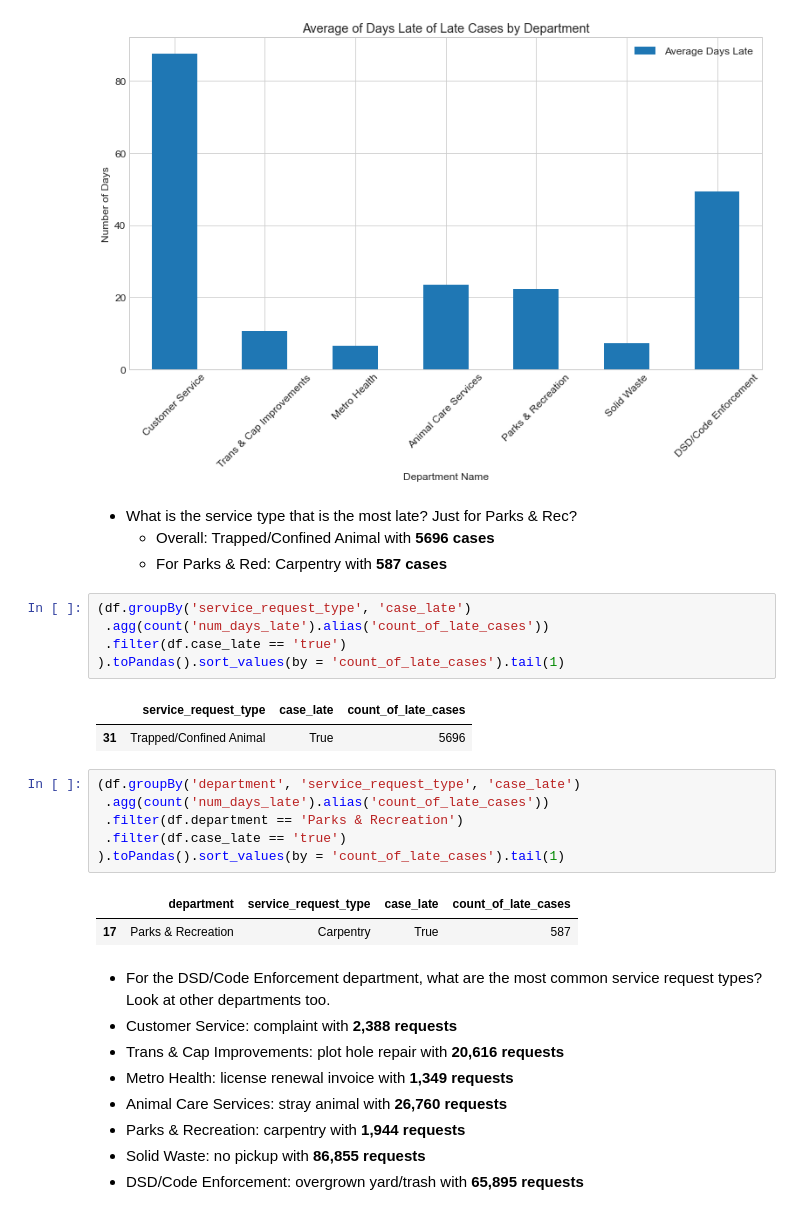
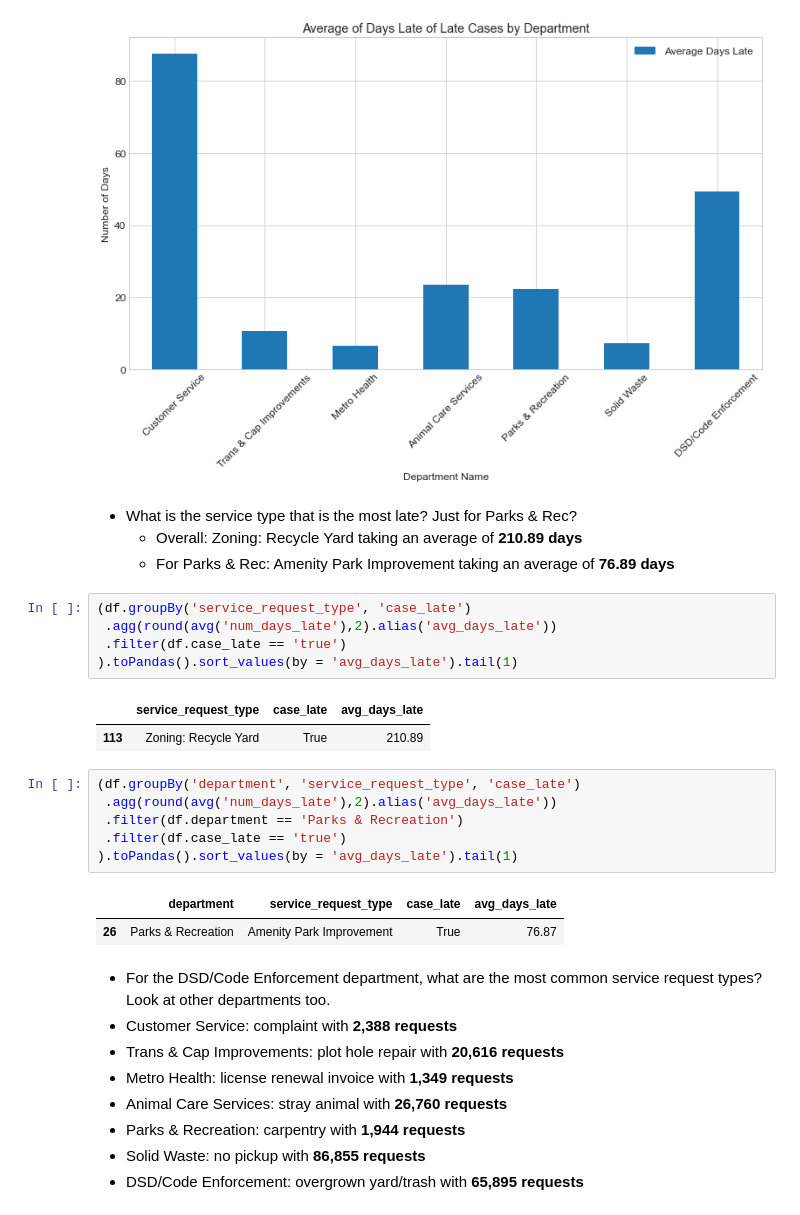
Before and after one commit to david-rodriguez-siller/spark-exercises, a Jupyter notebook: explore_exercises.ipynb, the cells around one changed output. Saved outputs shown, nothing was run; the diff lists cells and outputs as text.

```diff
--- a/explore_exercises.ipynb
+++ b/explore_exercises.ipynb
@@ -249,25 +249,25 @@ plt.xticks(rotation = 45, ticks = np.arange(7), labels = ['Customer Service',
 [figure]
 # %% [markdown]
 - What is the service type that is the most late? Just for Parks & Rec?
-    - Overall: Trapped/Confined Animal with **5696 cases**
-    - For Parks & Red: Carpentry with **587 cases**
+    - Overall: Zoning: Recycle Yard taking an average of **210.89 days**
+    - For Parks & Rec: Amenity Park Improvement taking an average of **76.89 days**
 # %%
 (df.groupBy('service_request_type', 'case_late')
- .agg(count('num_days_late').alias('count_of_late_cases'))
+ .agg(round(avg('num_days_late'),2).alias('avg_days_late'))
  .filter(df.case_late == 'true')
-).toPandas().sort_values(by = 'count_of_late_cases').tail(1)
+).toPandas().sort_values(by = 'avg_days_late').tail(1)
 # %% [output]
-|  | service_request_type | case_late | count_of_late_cases |
-| 31 | Trapped/Confined Animal | True | 5696 |
+|  | service_request_type | case_late | avg_days_late |
+| 113 | Zoning: Recycle Yard | True | 210.89 |
 # %%
 (df.groupBy('department', 'service_request_type', 'case_late')
- .agg(count('num_days_late').alias('count_of_late_cases'))
+ .agg(round(avg('num_days_late'),2).alias('avg_days_late'))
  .filter(df.department == 'Parks & Recreation')
  .filter(df.case_late == 'true')
-).toPandas().sort_values(by = 'count_of_late_cases').tail(1)
+).toPandas().sort_values(by = 'avg_days_late').tail(1)
 # %% [output]
-|  | department | service_request_type | case_late | count_of_late_cases |
-| 17 | Parks & Recreation | Carpentry | True | 587 |
+|  | department | service_request_type | case_late | avg_days_late |
+| 26 | Parks & Recreation | Amenity Park Improvement | True | 76.87 |
 # %% [markdown]
 - For the DSD/Code Enforcement department, what are the most common service request types? Look at other departments too.
  - Customer Service: complaint with **2,388 requests**
```
